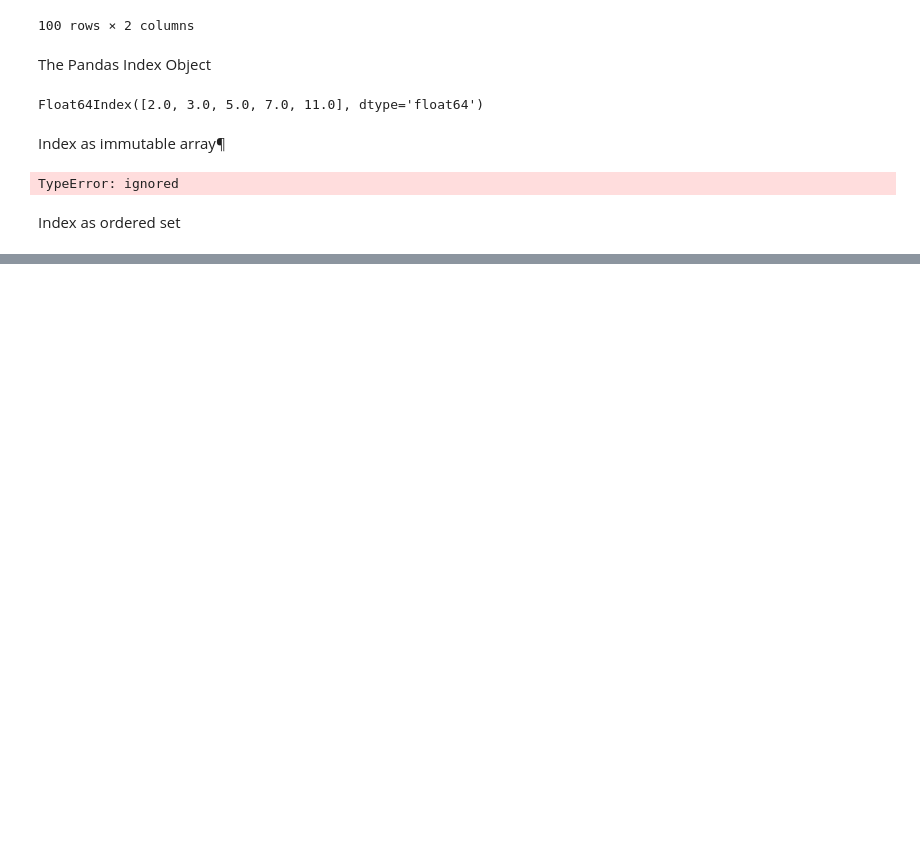
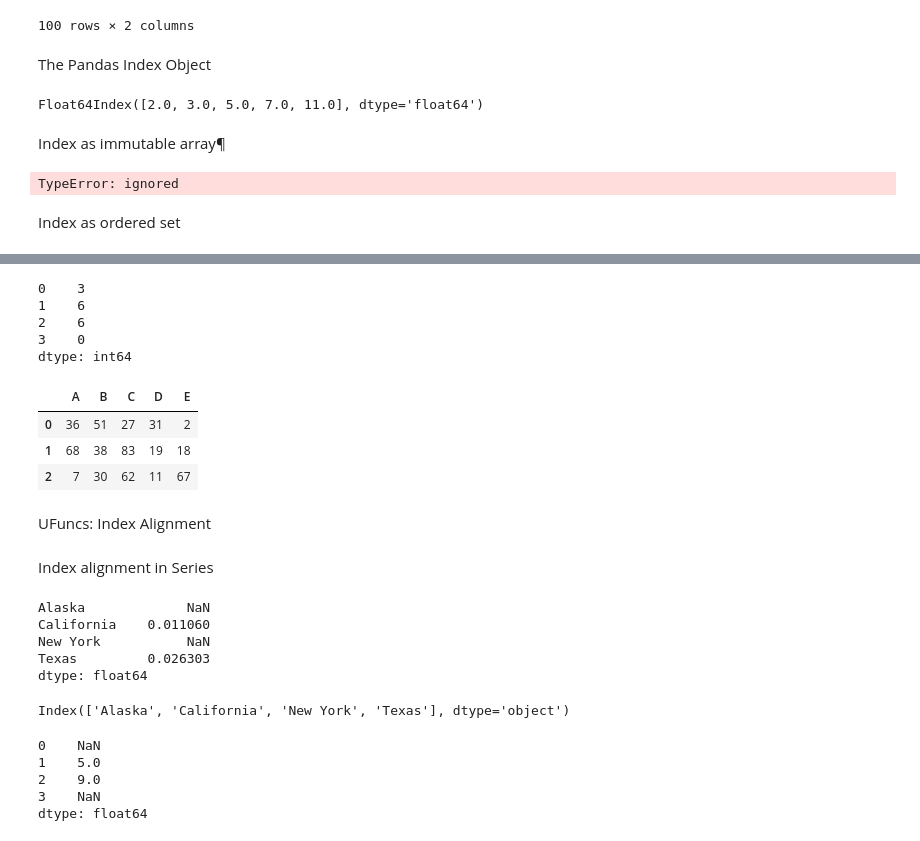
Before and after one commit to githubbhavani/internship, a Jupyter notebook: intern4.ipynb, the cells around one changed output, grey strips where cells are left out. Drawn from its saved outputs; the diff is of its cells as text; code cells hidden in the pictures; blank space fills up the shorter version.

```diff
--- a/intern4.ipynb
+++ b/intern4.ipynb
@@ -269,0 +431,49 @@ Int64Index([10, 20, 30, 40, 50], dtype='int64')
+# %%
+rng = np.random.RandomState(5)
+ser = pd.Series(rng.randint(0, 10, 4))
+ser
+# %% [output]
+0    3
+1    6
+2    6
+3    0
+dtype: int64
+# %%
+df = pd.DataFrame(rng.randint(0, 100, (3, 5)),
+                  columns=['A', 'B', 'C', 'D','E'])
+df
+# %% [output]
+|  | A | B | C | D | E |
+| 0 | 36 | 51 | 27 | 31 | 2 |
+| 1 | 68 | 38 | 83 | 19 | 18 |
+| 2 | 7 | 30 | 62 | 11 | 67 |
+# %% [markdown]
+UFuncs: Index Alignment
+# %% [markdown]
+Index alignment in Series
+# %%
+area = pd.Series({'Alaska': 1723337, 'Texas': 695662,
+                  'California': 423967}, name='area')
+population = pd.Series({'California': 38332521, 'Texas': 26448193,
+                        'New York': 19651127}, name='population')
+area/population
+# %% [output]
+Alaska             NaN
+California    0.011060
+New York           NaN
+Texas         0.026303
+dtype: float64
+# %%
+area.index | population.index
+# %% [output]
+Index(['Alaska', 'California', 'New York', 'Texas'], dtype='object')
+# %%
+A = pd.Series([2, 4, 6], index=[0, 1, 2])
+B = pd.Series([1, 3, 5], index=[1, 2, 3])
+A + B
+# %% [output]
+0    NaN
+1    5.0
+2    9.0
+3    NaN
+dtype: float64
```
Also changed, not shown: parts of 42 cells of this notebook.
